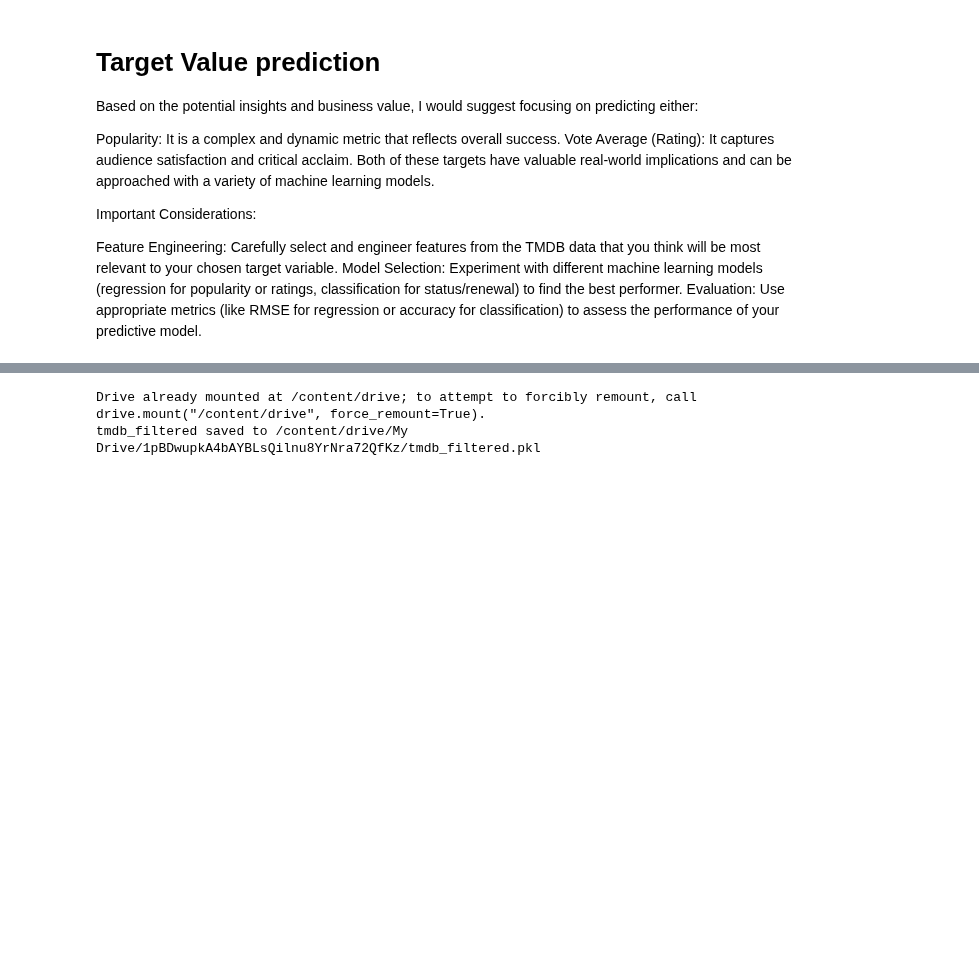
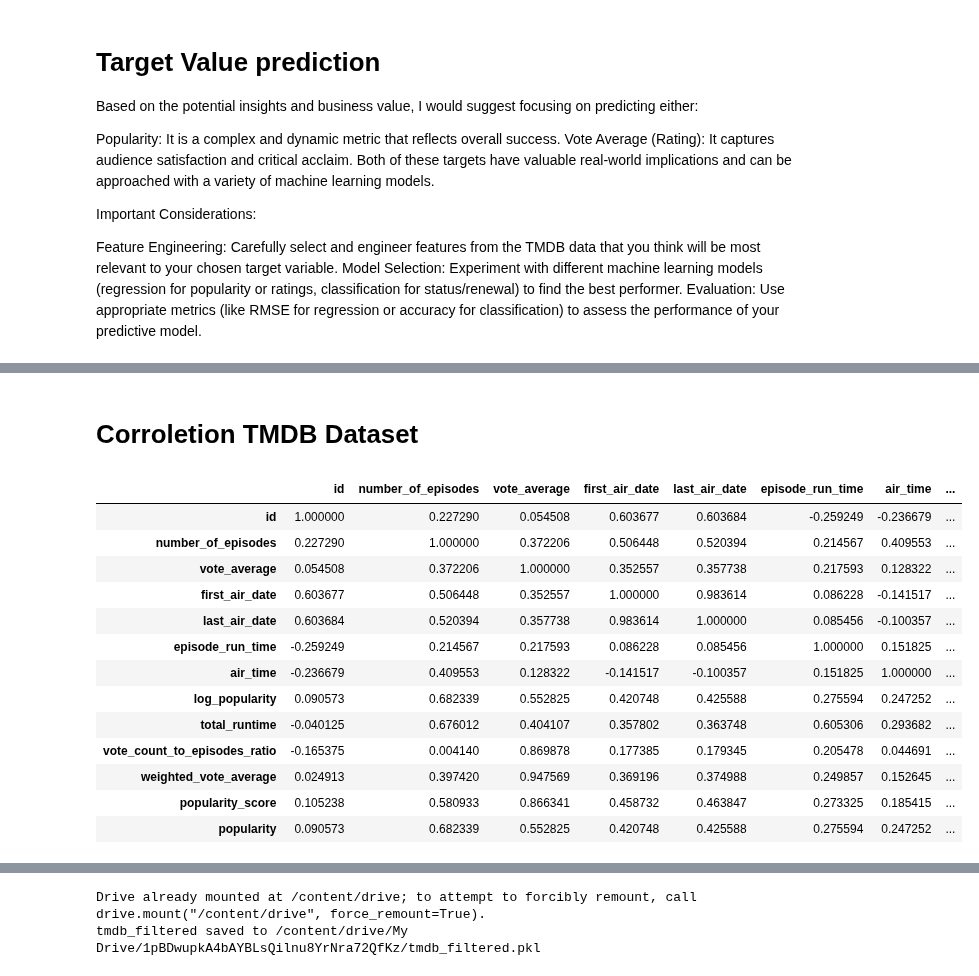
Before and after one commit to Elbx88/ML-Model-Perdiction, a Jupyter notebook: Project_ML_Models_Erez_Levy_TMDB_5.ipynb, the cells around one changed output, grey strips where cells are left out. Drawn from its saved outputs; the diff is of its cells as text; code cells hidden in the pictures; blank space fills up the shorter version.

```diff
--- a/Project_ML_Models_Erez_Levy_TMDB_5.ipynb
+++ b/Project_ML_Models_Erez_Levy_TMDB_5.ipynb
@@ -64,0 +136,19 @@ Evaluation: Use appropriate metrics (like RMSE for regression or accuracy for cl
+# %% [markdown]
+# Corroletion TMDB Dataset
+# %%
+tmdb_hot.corr(method='spearman')
+# %% [output]
+|  | id | number_of_episodes | vote_average | first_air_date | last_air_date | episode_run_time | air_time | ... |
+| id | 1.000000 | 0.227290 | 0.054508 | 0.603677 | 0.603684 | -0.259249 | -0.236679 | ... |
+| number_of_episodes | 0.227290 | 1.000000 | 0.372206 | 0.506448 | 0.520394 | 0.214567 | 0.409553 | ... |
+| vote_average | 0.054508 | 0.372206 | 1.000000 | 0.352557 | 0.357738 | 0.217593 | 0.128322 | ... |
+| first_air_date | 0.603677 | 0.506448 | 0.352557 | 1.000000 | 0.983614 | 0.086228 | -0.141517 | ... |
+| last_air_date | 0.603684 | 0.520394 | 0.357738 | 0.983614 | 1.000000 | 0.085456 | -0.100357 | ... |
+| episode_run_time | -0.259249 | 0.214567 | 0.217593 | 0.086228 | 0.085456 | 1.000000 | 0.151825 | ... |
+| air_time | -0.236679 | 0.409553 | 0.128322 | -0.141517 | -0.100357 | 0.151825 | 1.000000 | ... |
+| log_popularity | 0.090573 | 0.682339 | 0.552825 | 0.420748 | 0.425588 | 0.275594 | 0.247252 | ... |
+| total_runtime | -0.040125 | 0.676012 | 0.404107 | 0.357802 | 0.363748 | 0.605306 | 0.293682 | ... |
+| vote_count_to_episodes_ratio | -0.165375 | 0.004140 | 0.869878 | 0.177385 | 0.179345 | 0.205478 | 0.044691 | ... |
+| weighted_vote_average | 0.024913 | 0.397420 | 0.947569 | 0.369196 | 0.374988 | 0.249857 | 0.152645 | ... |
+| popularity_score | 0.105238 | 0.580933 | 0.866341 | 0.458732 | 0.463847 | 0.273325 | 0.185415 | ... |
+| popularity | 0.090573 | 0.682339 | 0.552825 | 0.420748 | 0.425588 | 0.275594 | 0.247252 | ... |
```
Also changed, not shown: parts of 62 cells of this notebook.
